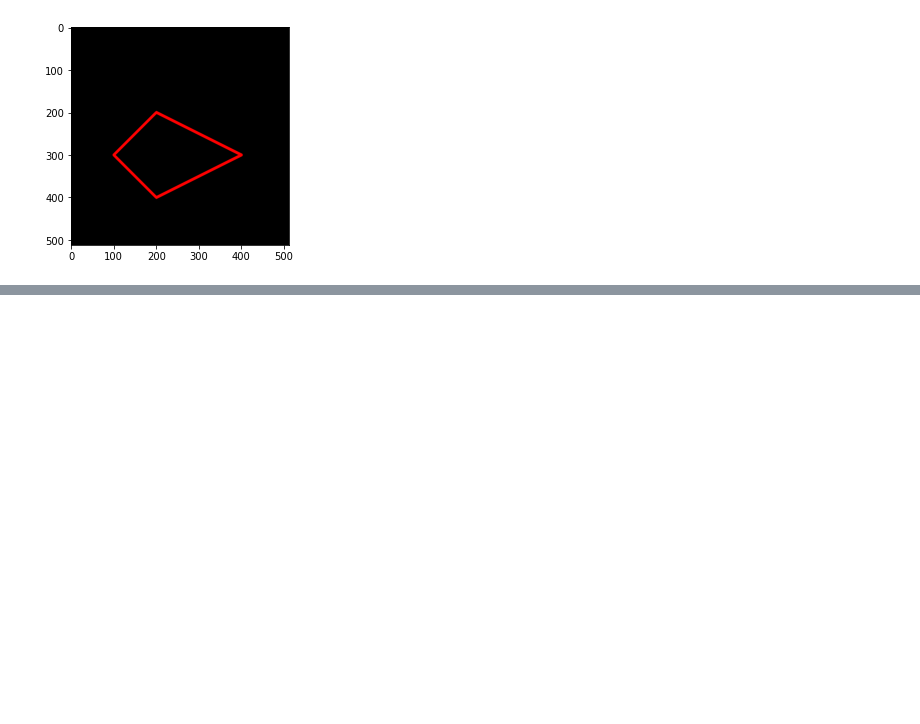
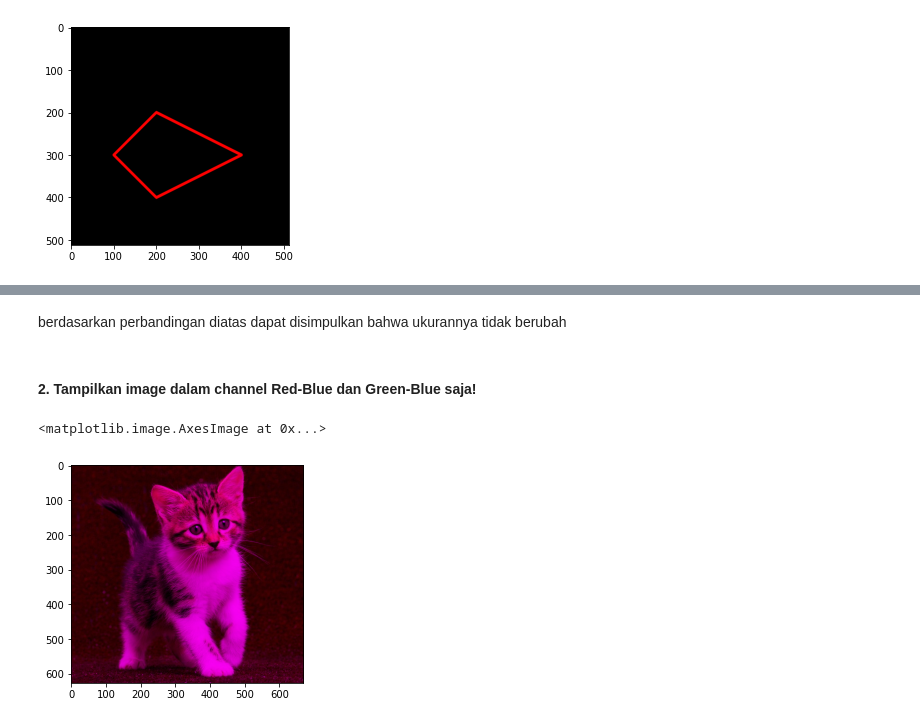
Before and after one commit to AhmadRafif22/PCVK_Genap_2023, a Jupyter notebook: Week2.ipynb, the cells around one changed output, grey strips where cells are left out. Drawn from its saved outputs; the diff is of its cells as text; code cells hidden in the pictures; blank space fills up the shorter version.

```diff
--- a/Week2.ipynb
+++ b/Week2.ipynb
@@ -137,0 +186,13 @@ plt.imshow(black_img2)
+# %% [markdown]
+berdasarkan perbandingan diatas dapat disimpulkan bahwa ukurannya tidak berubah
+# %% [markdown]
+#### 2. Tampilkan image dalam channel Red-Blue dan Green-Blue saja!
+# %%
+# Red-Blue
+img7 = cv.cvtColor(img,cv.COLOR_BGR2RGB)  #konveris channel GRB -> RGB
+
+img7[:,:,1] = 0
+plt.imshow(img7)
+# %% [output]
+<matplotlib.image.AxesImage at 0x...>
+[figure, added]
```
Also changed, not shown: parts of 23 cells of this notebook.
